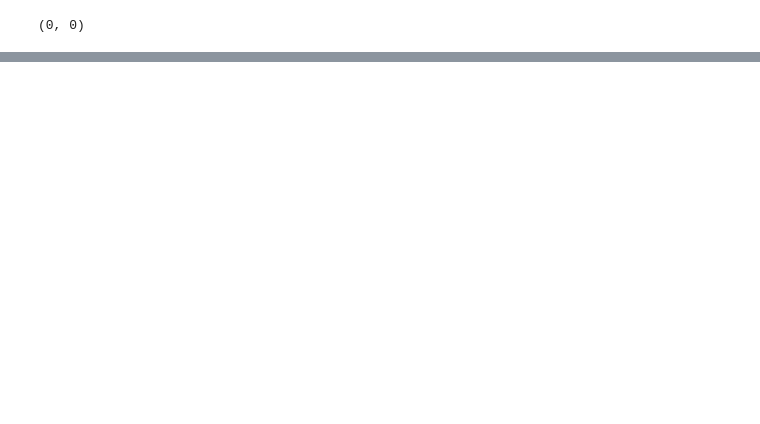
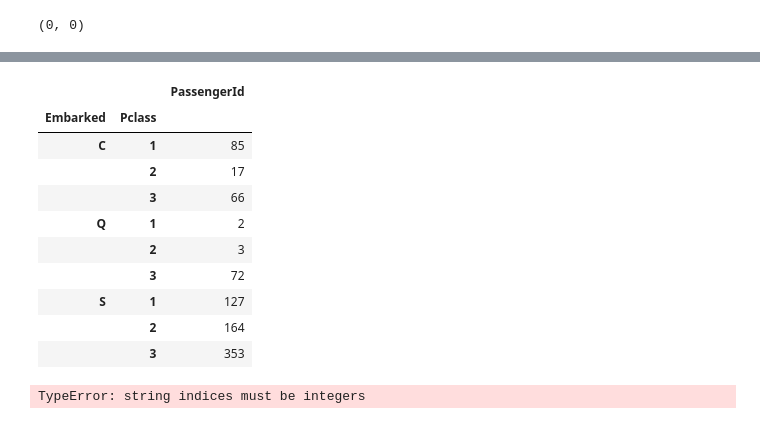
Before and after one commit to kbs1027/Kaggle, a Jupyter notebook: titanic/titanic.ipynb, the cells around one changed output, grey strips where cells are left out. Saved outputs shown, nothing was run; the diff lists cells and outputs as text; code cells hidden in the pictures; blank space fills up the shorter version.

```diff
--- a/titanic/titanic.ipynb
+++ b/titanic/titanic.ipynb
@@ -116,0 +240,19 @@ sns.boxplot(x = train["Sex"], y = train["Survived"])
+# %%
+train[['Pclass', 'Embarked','PassengerId']].groupby(['Embarked', 'Pclass'], as_index=True).count().sort_values(by='Embarked', ascending = True)
+# %% [output]
+|  |  | PassengerId |
+| Embarked | Pclass |  |
+| C | 1 | 85 |
+|  | 2 | 17 |
+|  | 3 | 66 |
+| Q | 1 | 2 |
+|  | 2 | 3 |
+|  | 3 | 72 |
+| S | 1 | 127 |
+|  | 2 | 164 |
+|  | 3 | 353 |
+# %%
+for data in train:
+    print(data["SibSp"])
+# %% [output]
+TypeError: string indices must be integers
```
Also changed, not shown: parts of 19 cells of this notebook.
